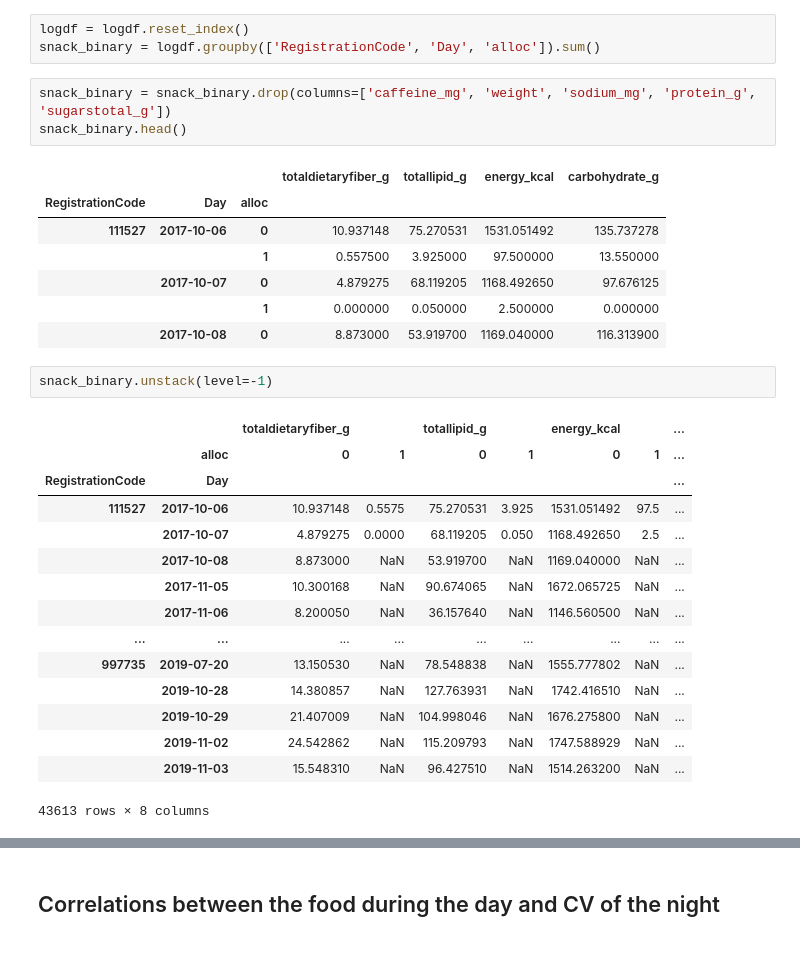
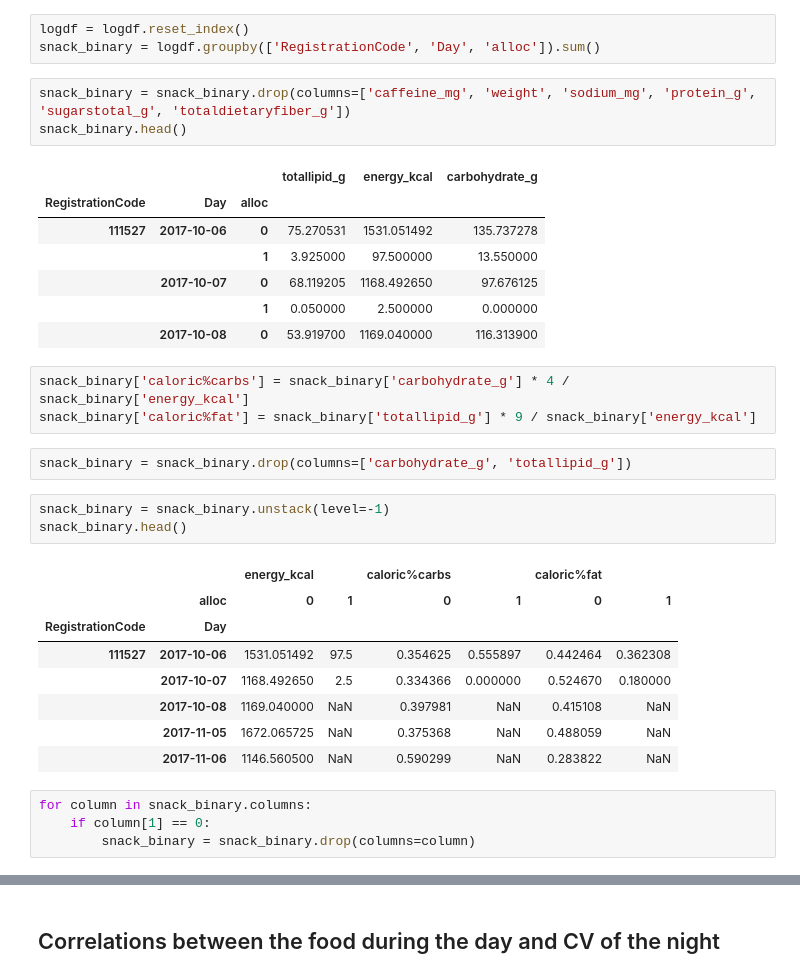
Before and after one commit to ElviraMingazova/MA_Thesis, a Jupyter notebook: Personalized correlations PNP3.ipynb, the cells around one changed output, grey strips where cells are left out. Saved outputs shown, nothing was run; the diff lists cells and outputs as text; blank space fills up the shorter version.

```diff
--- a/Personalized correlations PNP3.ipynb
+++ b/Personalized correlations PNP3.ipynb
@@ -1186,31 +1180,34 @@ logdf.loc[(logdf['Date'].dt.time >= datetime.time(22, 0, 0)), 'alloc'] = 1
 logdf = logdf.reset_index()
 snack_binary = logdf.groupby(['RegistrationCode', 'Day', 'alloc']).sum()
 # %%
-snack_binary = snack_binary.drop(columns=['caffeine_mg', 'weight', 'sodium_mg', 'protein_g', 'sugarstotal_g'])
+snack_binary = snack_binary.drop(columns=['caffeine_mg', 'weight', 'sodium_mg', 'protein_g', 'sugarstotal_g', 'totaldietaryfiber_g'])
 snack_binary.head()
 # %% [output]
-|  |  |  | totaldietaryfiber_g | totallipid_g | energy_kcal | carbohydrate_g |
-| RegistrationCode | Day | alloc |  |  |  |  |
-| 111527 | 2017-10-06 | 0 | 10.937148 | 75.270531 | 1531.051492 | 135.737278 |
-|  |  | 1 | 0.557500 | 3.925000 | 97.500000 | 13.550000 |
-|  | 2017-10-07 | 0 | 4.879275 | 68.119205 | 1168.492650 | 97.676125 |
-|  |  | 1 | 0.000000 | 0.050000 | 2.500000 | 0.000000 |
-|  | 2017-10-08 | 0 | 8.873000 | 53.919700 | 1169.040000 | 116.313900 |
+|  |  |  | totallipid_g | energy_kcal | carbohydrate_g |
+| RegistrationCode | Day | alloc |  |  |  |
+| 111527 | 2017-10-06 | 0 | 75.270531 | 1531.051492 | 135.737278 |
+|  |  | 1 | 3.925000 | 97.500000 | 13.550000 |
+|  | 2017-10-07 | 0 | 68.119205 | 1168.492650 | 97.676125 |
+|  |  | 1 | 0.050000 | 2.500000 | 0.000000 |
+|  | 2017-10-08 | 0 | 53.919700 | 1169.040000 | 116.313900 |
+# %%
+snack_binary['caloric%carbs'] = snack_binary['carbohydrate_g'] * 4 / snack_binary['energy_kcal']
+snack_binary['caloric%fat'] = snack_binary['totallipid_g'] * 9 / snack_binary['energy_kcal']
+# %%
+snack_binary = snack_binary.drop(columns=['carbohydrate_g', 'totallipid_g'])
 # %%
-snack_binary.unstack(level=-1)
+snack_binary = snack_binary.unstack(level=-1)
+snack_binary.head()
 # %% [output]
-|  |  | totaldietaryfiber_g |  | totallipid_g |  | energy_kcal |  | ... |
-|  | alloc | 0 | 1 | 0 | 1 | 0 | 1 | ... |
-| RegistrationCode | Day |  |  |  |  |  |  | ... |
-| 111527 | 2017-10-06 | 10.937148 | 0.5575 | 75.270531 | 3.925 | 1531.051492 | 97.5 | ... |
-|  | 2017-10-07 | 4.879275 | 0.0000 | 68.119205 | 0.050 | 1168.492650 | 2.5 | ... |
-|  | 2017-10-08 | 8.873000 | NaN | 53.919700 | NaN | 1169.040000 | NaN | ... |
-|  | 2017-11-05 | 10.300168 | NaN | 90.674065 | NaN | 1672.065725 | NaN | ... |
-|  | 2017-11-06 | 8.200050 | NaN | 36.157640 | NaN | 1146.560500 | NaN | ... |
-| ... | ... | ... | ... | ... | ... | ... | ... | ... |
-| 997735 | 2019-07-20 | 13.150530 | NaN | 78.548838 | NaN | 1555.777802 | NaN | ... |
-|  | 2019-10-28 | 14.380857 | NaN | 127.763931 | NaN | 1742.416510 | NaN | ... |
-|  | 2019-10-29 | 21.407009 | NaN | 104.998046 | NaN | 1676.275800 | NaN | ... |
-|  | 2019-11-02 | 24.542862 | NaN | 115.209793 | NaN | 1747.588929 | NaN | ... |
-|  | 2019-11-03 | 15.548310 | NaN | 96.427510 | NaN | 1514.263200 | NaN | ... |
+|  |  | energy_kcal |  | caloric%carbs |  | caloric%fat |  |
+|  | alloc | 0 | 1 | 0 | 1 | 0 | 1 |
+| RegistrationCode | Day |  |  |  |  |  |  |
+| 111527 | 2017-10-06 | 1531.051492 | 97.5 | 0.354625 | 0.555897 | 0.442464 | 0.362308 |
+|  | 2017-10-07 | 1168.492650 | 2.5 | 0.334366 | 0.000000 | 0.524670 | 0.180000 |
+|  | 2017-10-08 | 1169.040000 | NaN | 0.397981 | NaN | 0.415108 | NaN |
+|  | 2017-11-05 | 1672.065725 | NaN | 0.375368 | NaN | 0.488059 | NaN |
+|  | 2017-11-06 | 1146.560500 | NaN | 0.590299 | NaN | 0.283822 | NaN |
-43613 rows × 8 columns
+# %%
+for column in snack_binary.columns:
+    if column[1] == 0:
+        snack_binary = snack_binary.drop(columns=column)
```
Also changed, not shown: parts of 31 cells of this notebook, 1 other file.
